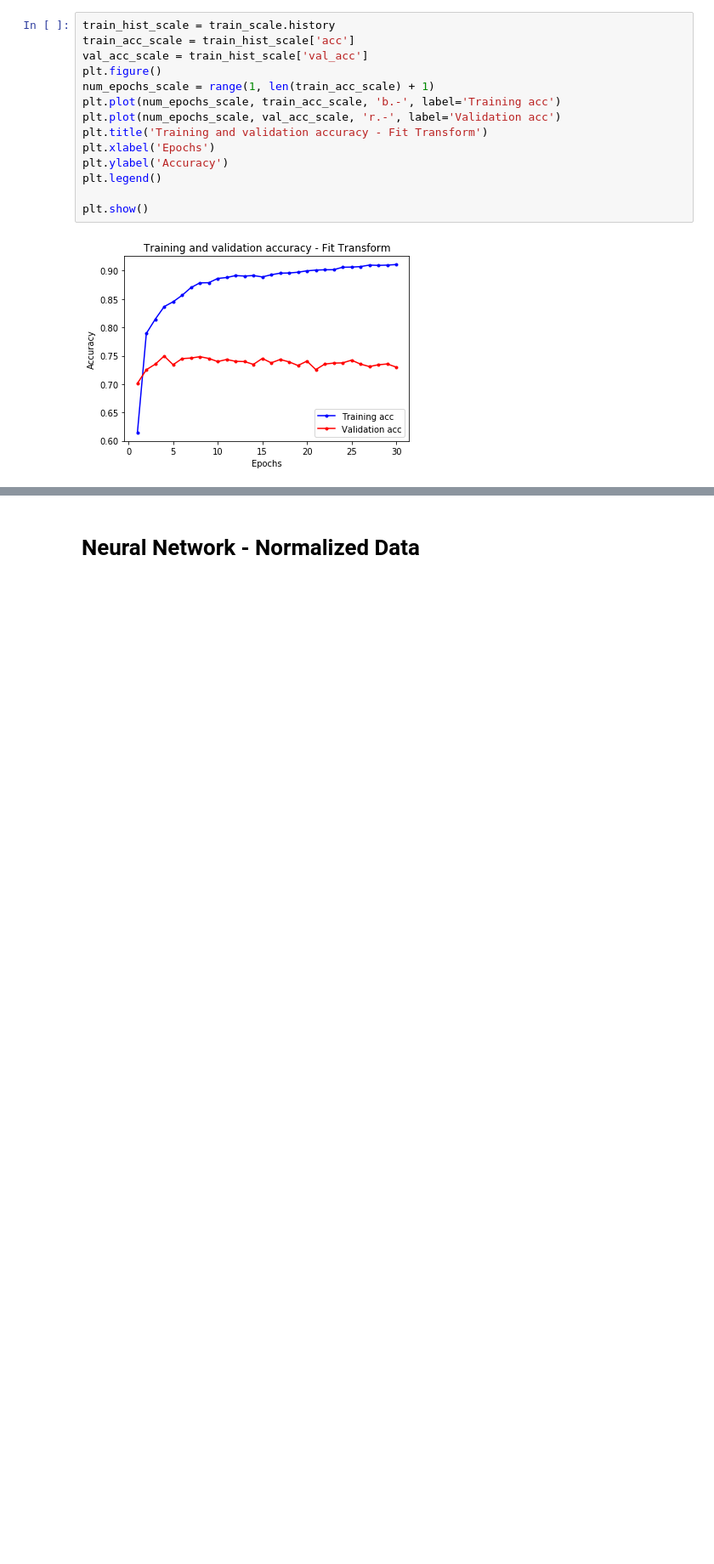
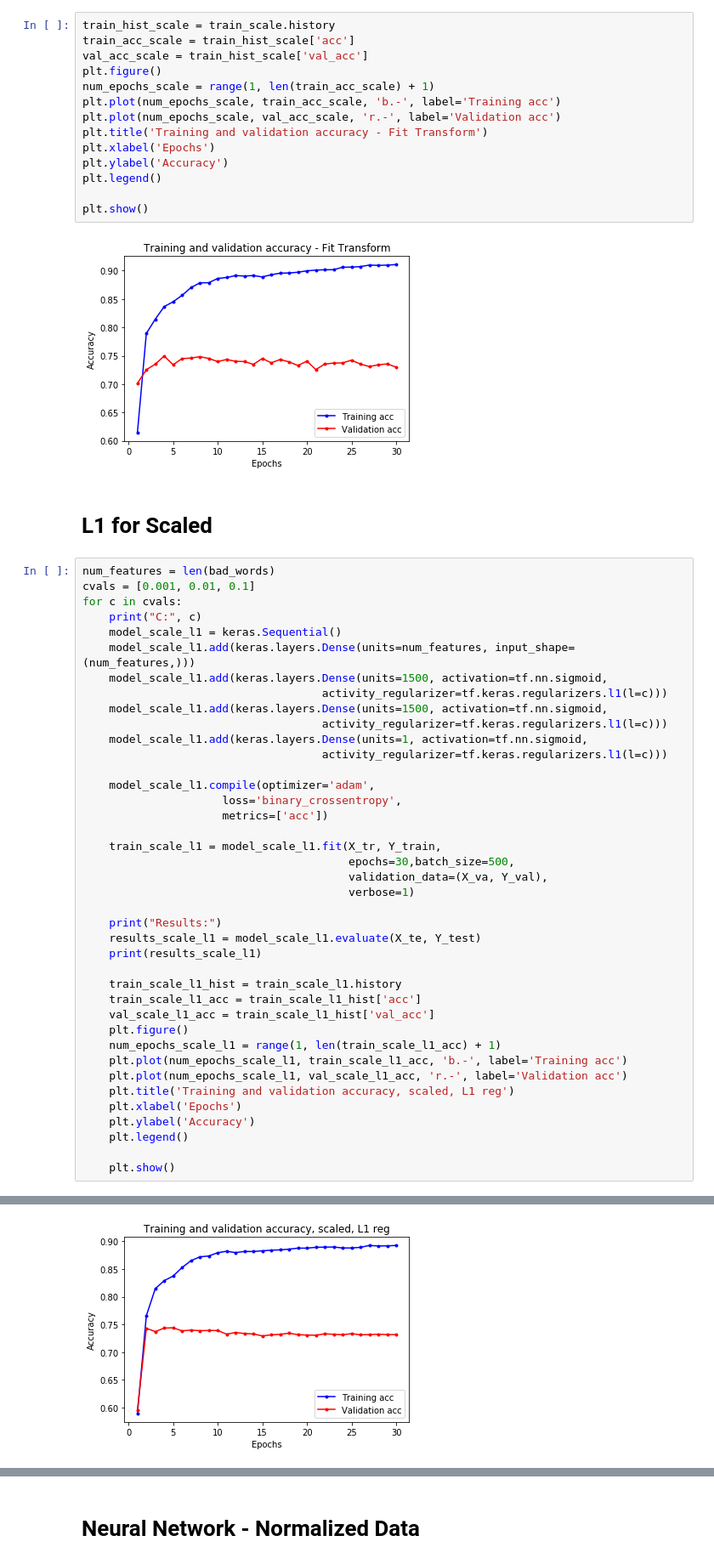
Before and after one commit to cinderlee/MachineLearningProject, a Jupyter notebook: Neural Network.ipynb, the cells around one changed output, grey strips where cells are left out. Shown at 85% size. Cells and saved outputs as stored; diff of their text form; blank space fills up the shorter version.

Commit message:
Doing last L1 and L2 for scaled

```diff
--- a/Neural Network.ipynb
+++ b/Neural Network.ipynb
@@ -486,3 +486,46 @@ plt.legend()
 plt.show()
 # %% [output]
 [figure]
+# %% [markdown]
+# L1 for Scaled
+# %%
+num_features = len(bad_words)
+cvals = [0.001, 0.01, 0.1]
+for c in cvals:
+    print("C:", c)
+    model_scale_l1 = keras.Sequential()
+    model_scale_l1.add(keras.layers.Dense(units=num_features, input_shape=(num_features,)))
+    model_scale_l1.add(keras.layers.Dense(units=1500, activation=tf.nn.sigmoid,
+                                    activity_regularizer=tf.keras.regularizers.l1(l=c)))
+    model_scale_l1.add(keras.layers.Dense(units=1500, activation=tf.nn.sigmoid,
+                                    activity_regularizer=tf.keras.regularizers.l1(l=c)))
+    model_scale_l1.add(keras.layers.Dense(units=1, activation=tf.nn.sigmoid,
+                                    activity_regularizer=tf.keras.regularizers.l1(l=c)))
+
+    model_scale_l1.compile(optimizer='adam',
+                     loss='binary_crossentropy',
+                     metrics=['acc'])
+
+    train_scale_l1 = model_scale_l1.fit(X_tr, Y_train,
+                                        epochs=30,batch_size=500,
+                                        validation_data=(X_va, Y_val),
+                                        verbose=1)
+
+    print("Results:")
+    results_scale_l1 = model_scale_l1.evaluate(X_te, Y_test)
+    print(results_scale_l1)
+
+    train_scale_l1_hist = train_scale_l1.history
+    train_scale_l1_acc = train_scale_l1_hist['acc']
+    val_scale_l1_acc = train_scale_l1_hist['val_acc']
+    plt.figure()
+    num_epochs_scale_l1 = range(1, len(train_scale_l1_acc) + 1)
+    plt.plot(num_epochs_scale_l1, train_scale_l1_acc, 'b.-', label='Training acc')
+    plt.plot(num_epochs_scale_l1, val_scale_l1_acc, 'r.-', label='Validation acc')
+    plt.title('Training and validation accuracy, scaled, L1 reg')
+    plt.xlabel('Epochs')
+    plt.ylabel('Accuracy')
+    plt.legend()
+
+    plt.show()
+# %% [output]
@@ -488,0 +549 @@ plt.show()
+[figure, added]
```
Also changed, not shown: parts of 4 cells of this notebook.
